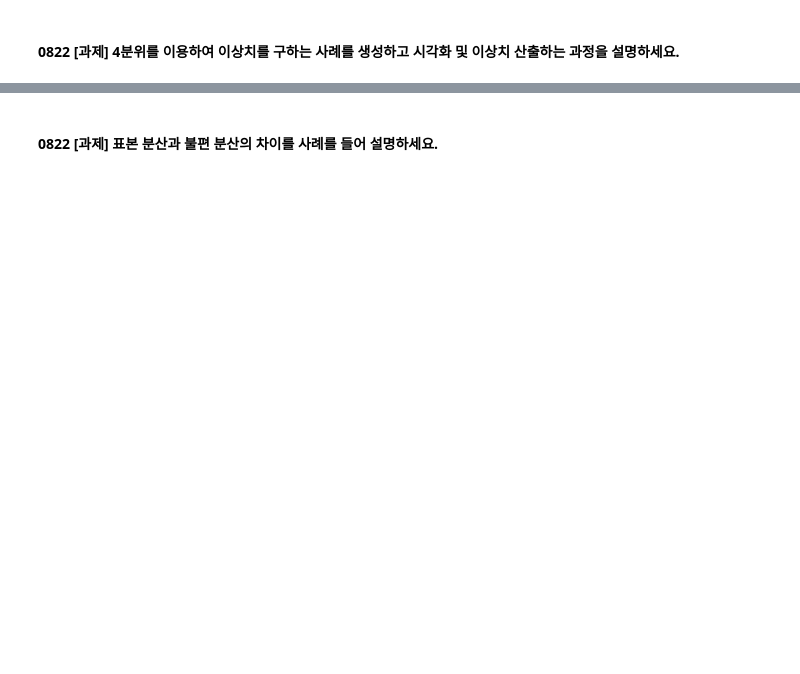
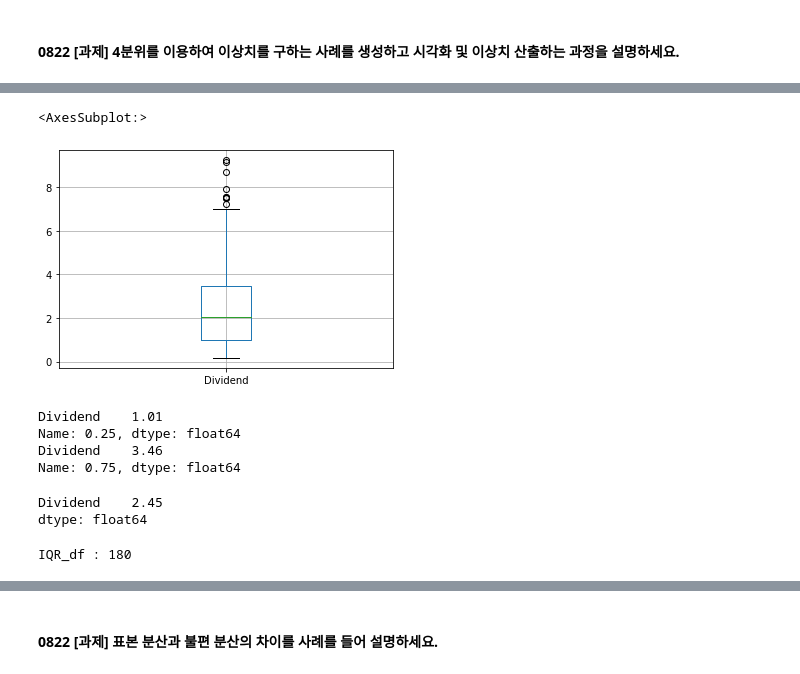
Before and after one commit to veryberry030/CAKD7, a Jupyter notebook: 수업/m3_통계/Stat_1.ipynb, the cells around one changed output, grey strips where cells are left out. Drawn from its saved outputs; the diff is of its cells as text; code cells hidden in the pictures; blank space fills up the shorter version.

```diff
--- a/수업/m3_통계/Stat_1.ipynb
+++ b/수업/m3_통계/Stat_1.ipynb
@@ -249,2 +295,5 @@ dtype: float64
 # %% [markdown]
 #### 0822 [과제]  4분위를 이용하여 이상치를 구하는 사례를 생성하고 시각화 및 이상치 산출하는 과정을 설명하세요.
+# %%
+df_hw = pd.read_csv('./stock_market.csv')
+df_hw
@@ -250,0 +314,28 @@ dtype: float64
+# %%
+df_hw.boxplot(column=['Dividend'])
+# %% [output]
+<AxesSubplot:>
+[figure, added]
+# %%
+Q1 = df_hw[['Dividend']].quantile(q=0.25)
+Q3 = df_hw[['Dividend']].quantile(q=0.75)
+print(Q1)
+print(Q3)
+# %% [output]
+Dividend    1.01
+Name: 0.25, dtype: float64
+Dividend    3.46
+Name: 0.75, dtype: float64
+# %%
+IQR = Q3-Q1
+IQR
+# %% [output]
+Dividend    2.45
+dtype: float64
+# %%
+IQR_df = df_hw[(df_hw['Dividend'] <= Q3['Dividend']+1.5*IQR['Dividend']) & (df_hw['Dividend'] >= Q1['Dividend']-1.5*IQR['Dividend'])]
+IQR_df = IQR_df[['Dividend']]
+
+print('IQR_df :', len(IQR_df))
+# %% [output]
+IQR_df : 180
```
Also changed, not shown: parts of 12 cells of this notebook, 1 other file.
